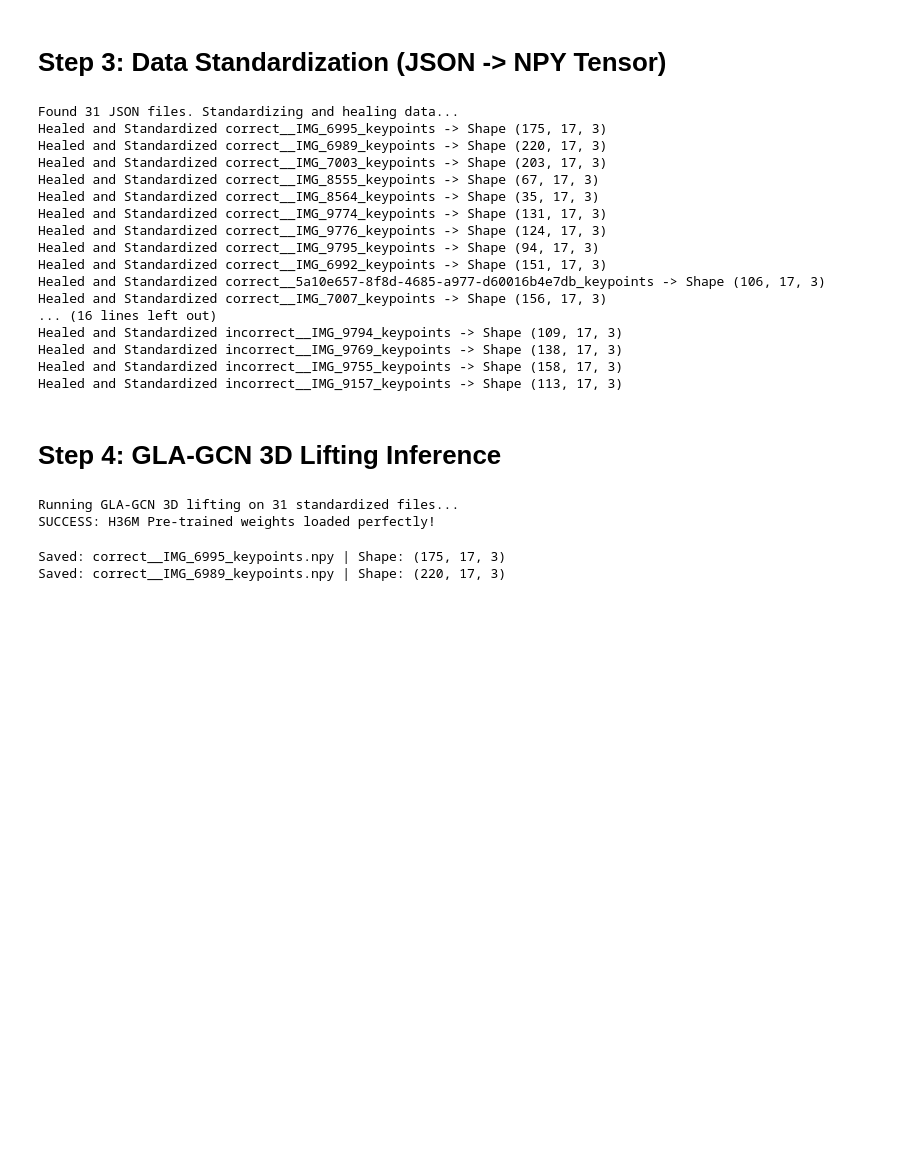
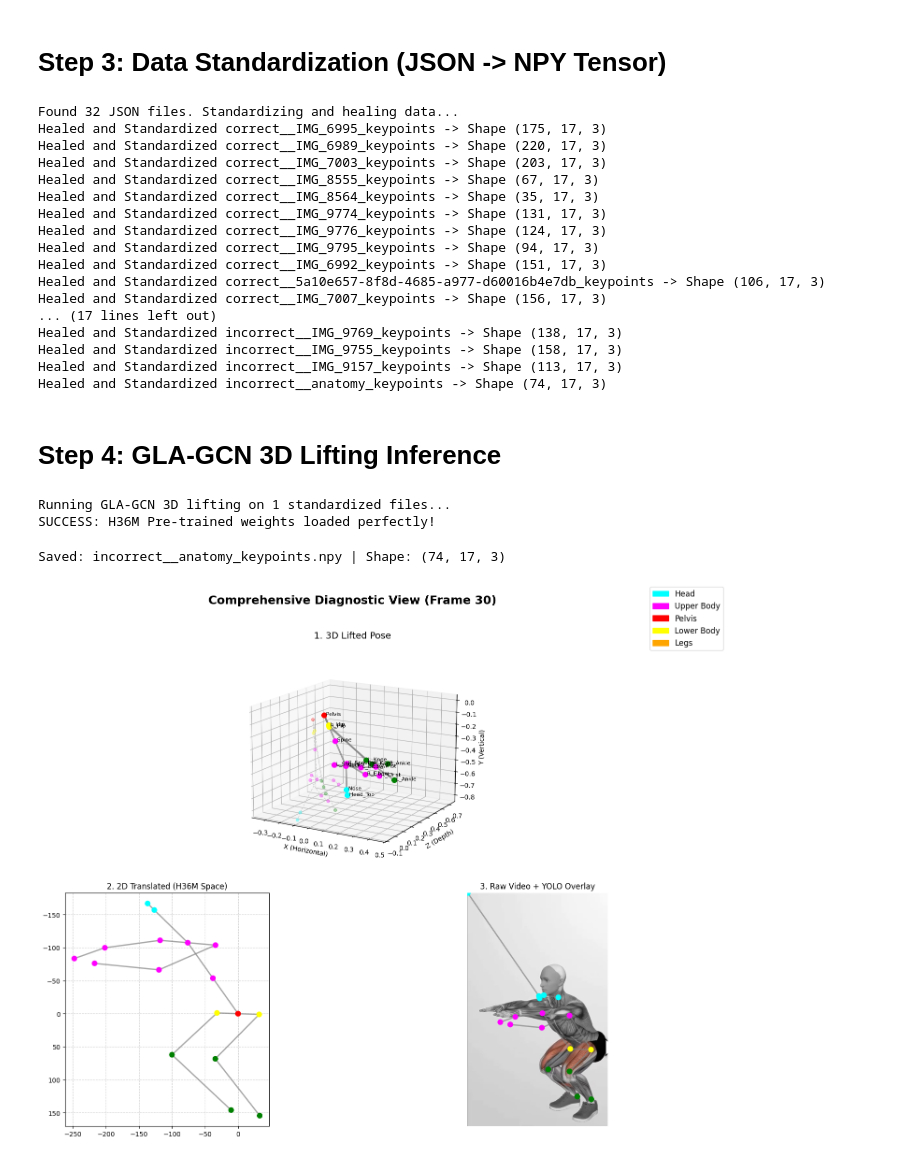
Before and after one commit to dganesh05/vision-based-workout-form-correction-system, a Jupyter notebook: pose_extraction_pipeline.ipynb, the cells around one changed output. Drawn from its saved outputs; the diff is of its cells as text; code cells hidden in the pictures; blank space fills up the shorter version.

```diff
--- a/pose_extraction_pipeline.ipynb
+++ b/pose_extraction_pipeline.ipynb
@@ -194,6 +194,9 @@ def process_video(model: YOLO, optimized_video_path: Path, output_video_path: Pa
 log(f"Scanning directory: {input_dir}")
 video_files = [p for p in input_dir.rglob("*") if p.suffix.lower() in VIDEO_EXTENSIONS and p.parent.name in RELEVANT_FOLDERS]
 
+# JUST FOR TESTING: Process only the first file
+video_files = [video_files[-1]]
+
 if not video_files:
     log(f"ERROR: No videos found in folders {RELEVANT_FOLDERS}.")
 else:
@@ -329,7 +318,7 @@ for j_path in json_files:
     np.save(out_path, sequence_array)
     print(f"Healed and Standardized {j_path.stem} -> Shape {sequence_array.shape}")
 # %% [output]
-Found 31 JSON files. Standardizing and healing data...
+Found 32 JSON files. Standardizing and healing data...
 Healed and Standardized correct__IMG_6995_keypoints -> Shape (175, 17, 3)
 Healed and Standardized correct__IMG_6989_keypoints -> Shape (220, 17, 3)
 Healed and Standardized correct__IMG_7003_keypoints -> Shape (203, 17, 3)
@@ -341,11 +330,11 @@ Healed and Standardized correct__IMG_9795_keypoints -> Shape (94, 17, 3)
 Healed and Standardized correct__IMG_6992_keypoints -> Shape (151, 17, 3)
 Healed and Standardized correct__5a10e657-8f8d-4685-a977-d60016b4e7db_keypoints -> Shape (106, 17, 3)
 Healed and Standardized correct__IMG_7007_keypoints -> Shape (156, 17, 3)
-... (16 lines left out)
-Healed and Standardized incorrect__IMG_9794_keypoints -> Shape (109, 17, 3)
+... (17 lines left out)
 Healed and Standardized incorrect__IMG_9769_keypoints -> Shape (138, 17, 3)
 Healed and Standardized incorrect__IMG_9755_keypoints -> Shape (158, 17, 3)
 Healed and Standardized incorrect__IMG_9157_keypoints -> Shape (113, 17, 3)
+Healed and Standardized incorrect__anatomy_keypoints -> Shape (74, 17, 3)
 # %% [markdown]
  # Step 4: GLA-GCN 3D Lifting Inference
 # %%
@@ -358,6 +347,10 @@ from common.s_agcn import S_AGCN
 
 # Ensure your npy_files list is populated
 npy_files = list(output_standardized_dir.rglob("*.npy"))
+
+# JUST FOR TESTING: Process only the first file
+npy_files = [npy_files[-1]]
+
 print(f"Running GLA-GCN 3D lifting on {len(npy_files)} standardized files...")
 
 # 1. Instantiate the network for Human3.6M (17 joints, 243-frame receptive field)
@@ -441,7 +434,7 @@ for npy_path in tqdm(npy_files, desc="GLA-GCN 3D Lifting"):
 
     # THE CRITICAL FIX: Flip the Y-axis so the head is positive (UP)
     # relative to the pelvis (0).
-    h36m_2d[:, :, 1] = -h36m_2d[:, :, 1]
+    # h36m_2d[:, :, 1] = -h36m_2d[:, :, 1]
 
     # --- NEW Step B.2: Anatomical Spine Scaling ---
     # Calculate the vector from Pelvis (0) to Neck (8) for all frames
@@ -492,10 +485,9 @@ for npy_path in tqdm(npy_files, desc="GLA-GCN 3D Lifting"):
     # want to see the tqdm progress bar, keeping the console perfectly clean.
     print(f"Saved: {save_path.name} | Shape: {final_3d_array.shape}")
 # %% [output]
-Running GLA-GCN 3D lifting on 31 standardized files...
+Running GLA-GCN 3D lifting on 1 standardized files...
 SUCCESS: H36M Pre-trained weights loaded perfectly!
-Saved: correct__IMG_6995_keypoints.npy | Shape: (175, 17, 3)
-Saved: correct__IMG_6989_keypoints.npy | Shape: (220, 17, 3)
+Saved: incorrect__anatomy_keypoints.npy | Shape: (74, 17, 3)
 # %%
 import cv2
 import numpy as np
@@ -504,10 +496,10 @@ from mpl_toolkits.mplot3d import Axes3D
 import matplotlib.patches as mpatches
 
 # --- 1. CONFIGURATION ---
-video_path = "/content/drive/MyDrive/ITCS 4152 5010/Data/incorrect/Copy of IMG_9783.MOV"
-standardized_2d_path = "/content/drive/MyDrive/ITCS 4152 5010/outputs/standardized_2d/incorrect__Copy of IMG_9783_keypoints.npy"
-glagcn_path = "/content/drive/MyDrive/ITCS 4152 5010/outputs/poses_3d/glagcn/incorrect__Copy of IMG_9783_keypoints.npy"
-FRAME_IDX = 100
+video_path = "/content/drive/MyDrive/ITCS 4152 5010/Data/incorrect/anatomy.mp4"
+standardized_2d_path = "/content/drive/MyDrive/ITCS 4152 5010/outputs/standardized_2d/incorrect__anatomy_keypoints.npy"
+glagcn_path = "/content/drive/MyDrive/ITCS 4152 5010/outputs/poses_3d/glagcn/incorrect__anatomy_keypoints.npy"
+FRAME_IDX = 30
 
 # --- 2. COLOR CODING & DEFINITIONS ---
 JOINT_NAMES = ["Pelvis", "R_Hip", "R_Knee", "R_Ankle", "L_Hip", "L_Knee", "L_Ankle", "Spine", "Neck", "Nose", "Head_Top", "L_Shoulder", "L_Elbow", "L_Wrist", "R_Shoulder", "R_Elbow", "R_Wrist"]
@@ -530,7 +522,7 @@ COCO_COLORS[[11, 12]] = 'yellow'                         # Lower Body (Hips)
 COCO_COLORS[[13, 14, 15, 16]] = 'green'                 # Legs (Knees, Ankles)
 # Note: COCO doesn't have a distinct pelvis joint to color red.
 
-def plot_diagnostic_3d(ax, sequence_3d, frame_idx):
+def _3d(ax, sequence_3d, frame_idx):
     kpts = sequence_3d[frame_idx]
     # --- UPDATED AXIS MAPPING ---
     width_x = kpts[:, 0]
@@ -611,30 +603,32 @@ for joint1, joint2 in H36M_BONES:
     ax2.plot(x, y, c='gray', linewidth=2, alpha=0.7)
 ax2.invert_yaxis()
 ax2.set_aspect('equal')
 ax2.set_title("2. 2D Translated (H36M Space)", fontsize=12)
 ax2.grid(True, linestyle='--', alpha=0.6)
 
 # Panel 3: Raw Video + YOLO Overlay (Bottom Row, Right)
 ax3 = fig.add_subplot(2, 2, 4)
 ax3.imshow(frame_rgb)
 ax3.scatter(kpts_raw_yolo[:, 0], kpts_raw_yolo[:, 1], c=COCO_COLORS, s=60, zorder=5)
 for joint1, joint2 in COCO_BONES:
     x_coords = [kpts_raw_yolo[joint1, 0], kpts_raw_yolo[joint2, 0]]
     y_coords = [kpts_raw_yolo[joint1, 1], kpts_raw_yolo[joint2, 1]]
     if kpts_raw_yolo[joint1, 2] > 0.1 and kpts_raw_yolo[joint2, 2] > 0.1:
         ax3.plot(x_coords, y_coords, c='gray', linewidth=2, alpha=0.7)
 ax3.set_title("3. Raw Video + YOLO Overlay", fontsize=12)
 ax3.axis('off')
 
 # Legend for body parts
 handles = [
     mpatches.Patch(color='cyan', label='Head'),
     mpatches.Patch(color='magenta', label='Upper Body'),
     mpatches.Patch(color='red', label='Pelvis'),
     mpatches.Patch(color='yellow', label='Lower Body'),
     mpatches.Patch(color='orange', label='Legs')
 ]
 fig.legend(handles=handles, loc='upper right', fontsize=12)
 
 plt.tight_layout(rect=[0, 0, 1, 0.96]) # Adjust to fit title and legend
 plt.show()
+# %% [output]
+[figure, added]
```
Also changed, not shown: parts of 1 cell of this notebook.
